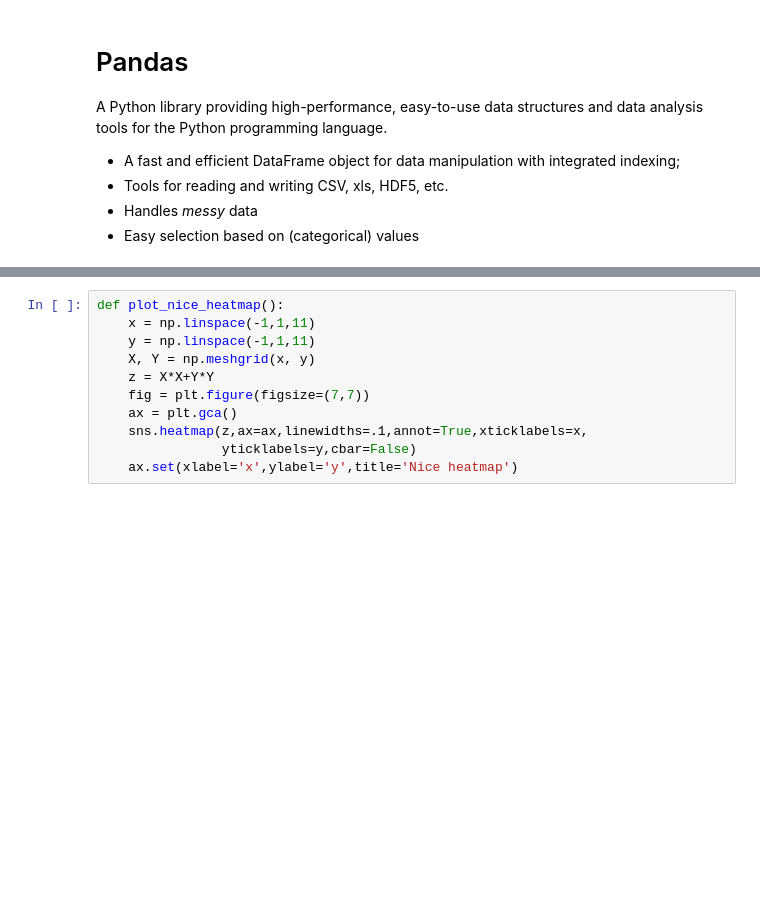
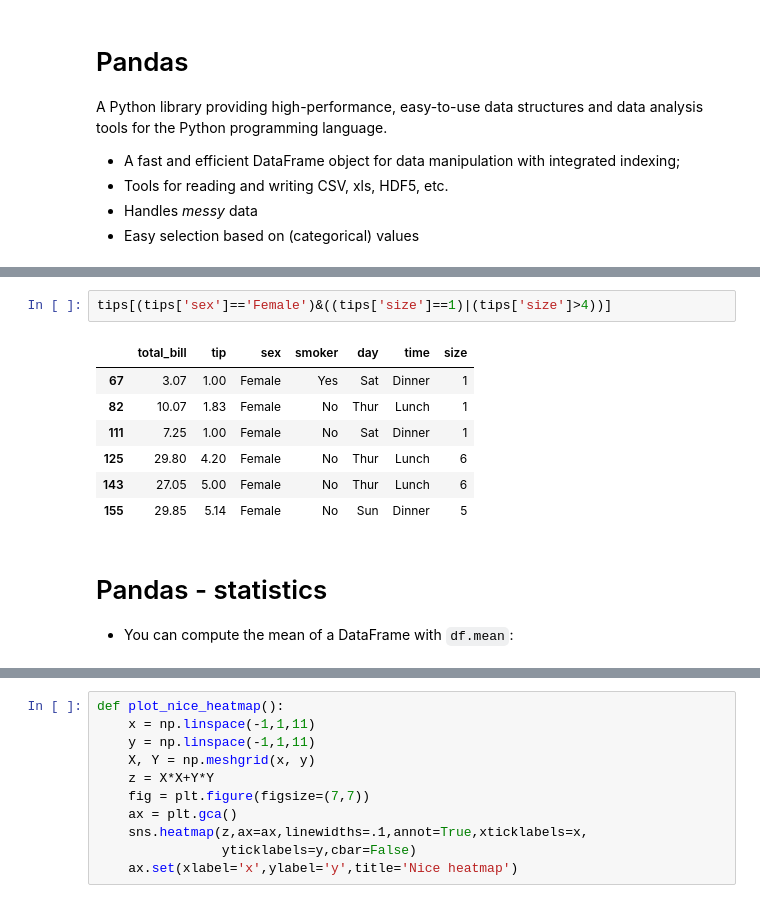
Before and after one commit to lacdr-tox/basic-programming-in-drug-discovery, a Jupyter notebook: python/slides/Pandas and Seaborn.ipynb, the cells around one changed output, grey strips where cells are left out. Drawn from its saved outputs; the diff is of its cells as text; blank space fills up the shorter version.

```diff
--- a/python/slides/Pandas and Seaborn.ipynb
+++ b/python/slides/Pandas and Seaborn.ipynb
@@ -21,0 +116,14 @@ A Python library providing high-performance, easy-to-use data structures and dat
+# %%
+tips[(tips['sex']=='Female')&((tips['size']==1)|(tips['size']>4))]
+# %% [output]
+|  | total_bill | tip | sex | smoker | day | time | size |
+| 67 | 3.07 | 1.00 | Female | Yes | Sat | Dinner | 1 |
+| 82 | 10.07 | 1.83 | Female | No | Thur | Lunch | 1 |
+| 111 | 7.25 | 1.00 | Female | No | Sat | Dinner | 1 |
+| 125 | 29.80 | 4.20 | Female | No | Thur | Lunch | 6 |
+| 143 | 27.05 | 5.00 | Female | No | Thur | Lunch | 6 |
+| 155 | 29.85 | 5.14 | Female | No | Sun | Dinner | 5 |
+# %% [markdown]
+# Pandas - statistics
+
+* You can compute the mean of a DataFrame with `df.mean`:
```
Also changed, not shown: parts of 56 cells of this notebook.
